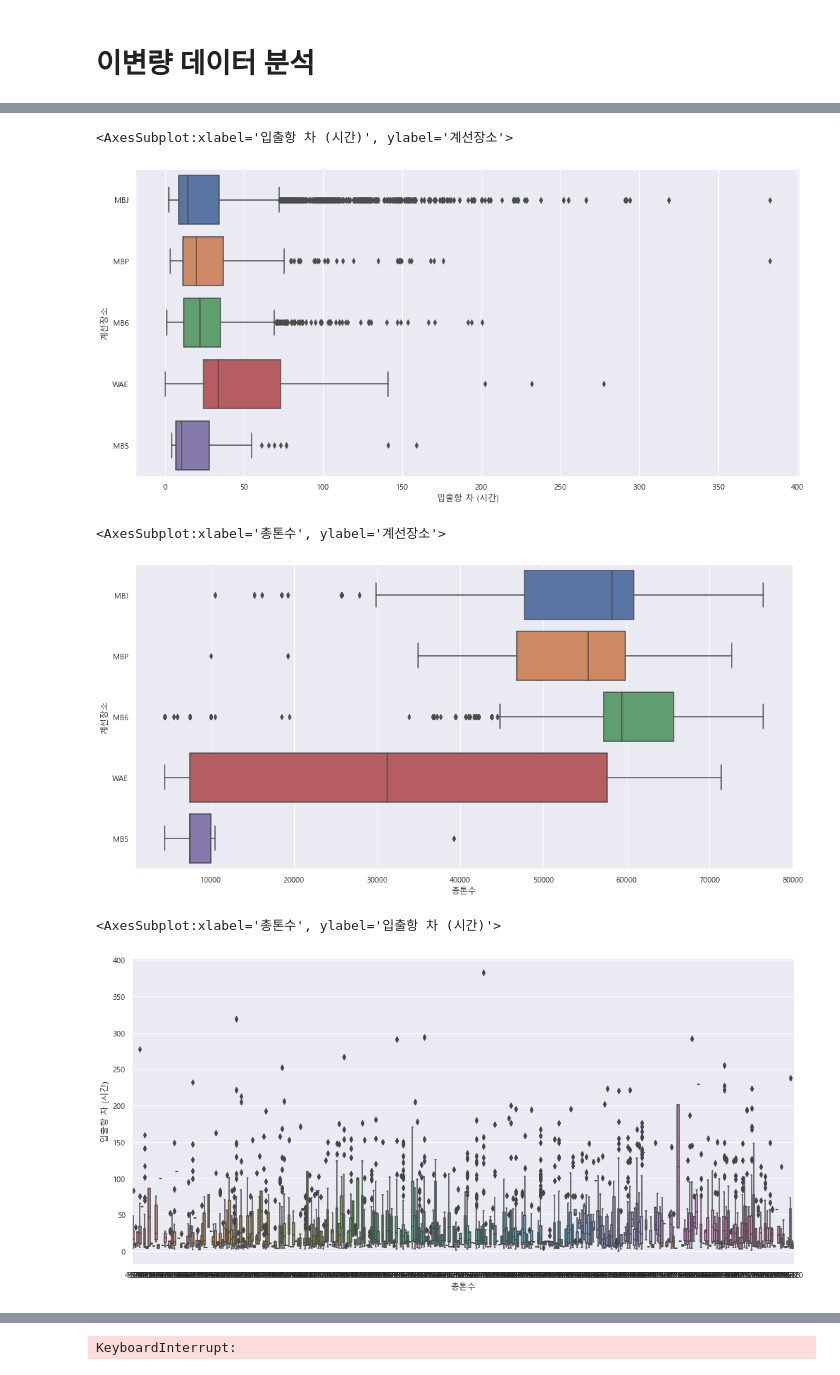
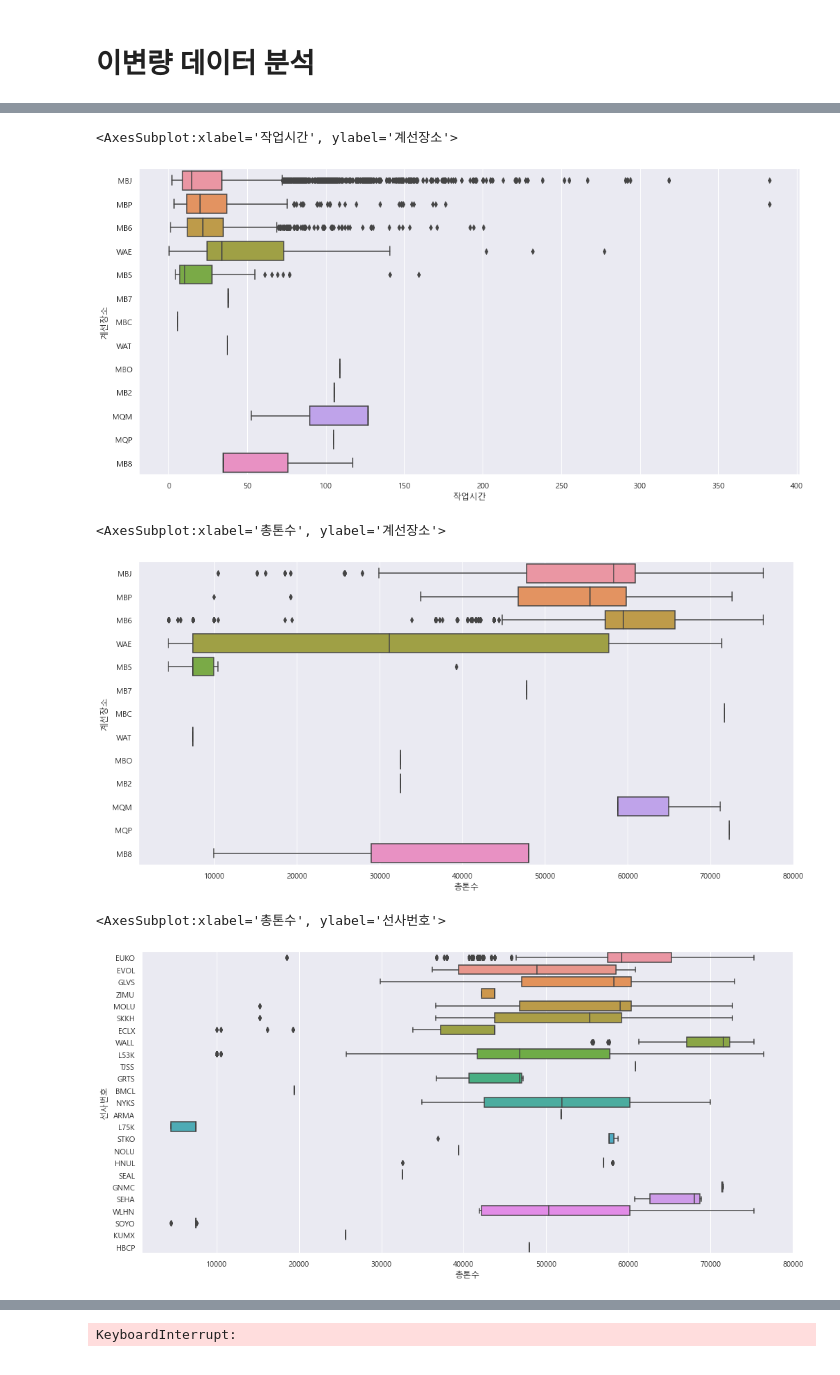
Before and after one commit to one-gidung/UPA_Smart_Port, a Jupyter notebook: 울산항만 입출항 데이터 EDA 4차.ipynb, the cells around one changed output, grey strips where cells are left out. Saved outputs shown, nothing was run; the diff lists cells and outputs as text; code cells hidden in the pictures.

```diff
--- a/울산항만 입출항 데이터 EDA 4차.ipynb
+++ b/울산항만 입출항 데이터 EDA 4차.ipynb
@@ -200,5 +145,0 @@ df[df['호출부호'] == "C6ZY7"]
-# %%
-# 결측값 제거
-df.dropna(axis=0, inplace=True)
-df = df.reset_index(drop=True)
-df.isnull().sum()
@@ -302,15 +261,15 @@ sns.boxplot(data=df, x='계선장소', y='입출')
 # %%
-sns.boxplot(data=df, x='입출항 차 (시간)', y='계선장소')
+sns.boxplot(data=df, x='작업시간', y='계선장소')
 # %% [output]
-<AxesSubplot:xlabel='입출항 차 (시간)', ylabel='계선장소'>
+<AxesSubplot:xlabel='작업시간', ylabel='계선장소'>
-[figure, old version]
+[figure, new version]
 # %%
 sns.boxplot(data=df, x='총톤수', y='계선장소')
 # %% [output]
 <AxesSubplot:xlabel='총톤수', ylabel='계선장소'>
-[figure, old version]
+[figure, new version]
 # %%
-sns.boxplot(data=df, x='총톤수', y='입출항 차 (시간)')
+sns.boxplot(data=df, x='총톤수', y='선사번호')
 # %% [output]
-<AxesSubplot:xlabel='총톤수', ylabel='입출항 차 (시간)'>
+<AxesSubplot:xlabel='총톤수', ylabel='선사번호'>
-[figure, old version]
+[figure, new version]
```
Also changed, not shown: parts of 39 cells of this notebook, 2 other files.
